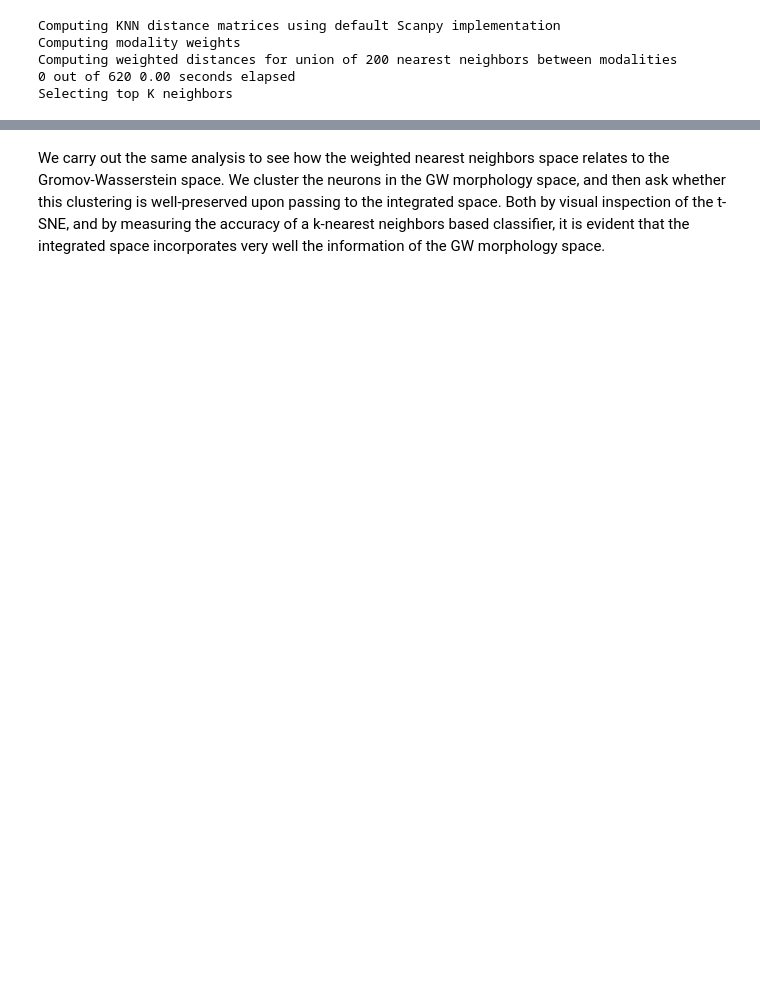
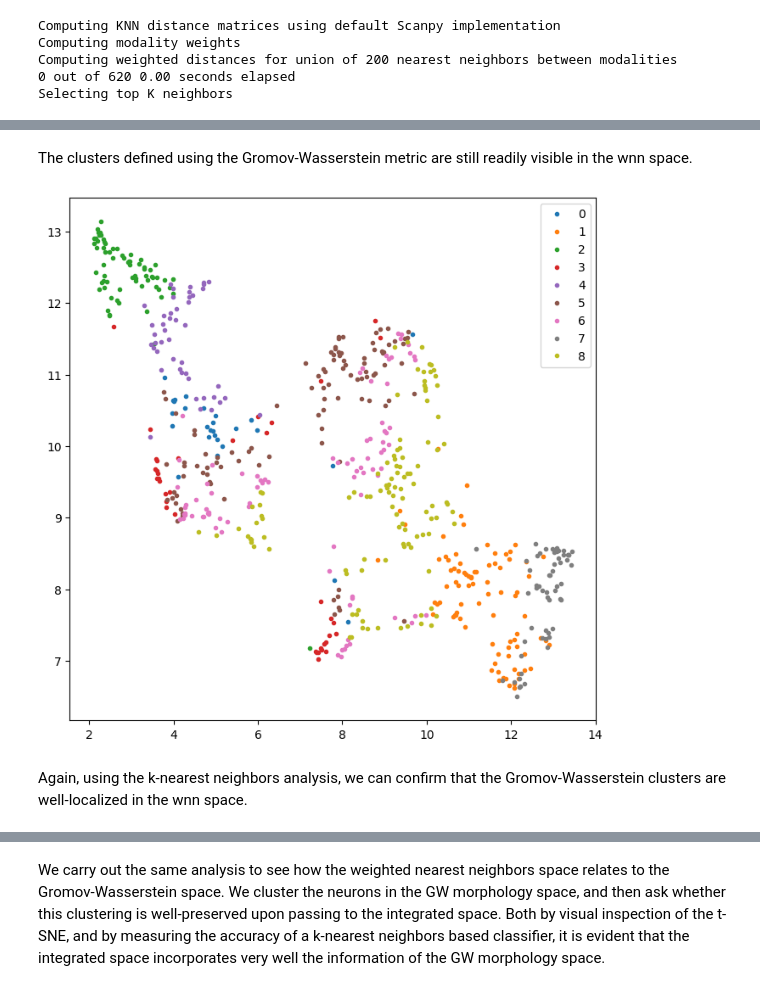
Before and after one commit to CamaraLab/CAJAL, a Jupyter notebook: docs/notebooks/Example_4.ipynb, the cells around one changed output, grey strips where cells are left out. Drawn from its saved outputs; the diff is of its cells as text; code cells hidden in the pictures; blank space fills up the shorter version.

```diff
--- a/docs/notebooks/Example_4.ipynb
+++ b/docs/notebooks/Example_4.ipynb
@@ -270,0 +325,10 @@ MCC 0.83646607649241
+# %% [markdown]
+The clusters defined using the Gromov-Wasserstein metric are still readily visible in the wnn space.
+# %%
+fig, ax = plt.subplots(figsize=(8,8))
+plot(ax,umap_coords, morphology_labels)
+plt.show()
+# %% [output]
+[figure, added]
+# %% [markdown]
+Again, using the k-nearest neighbors analysis, we can confirm that the Gromov-Wasserstein clusters are well-localized in the wnn space.
```
Also changed, not shown: parts of 42 cells of this notebook.
